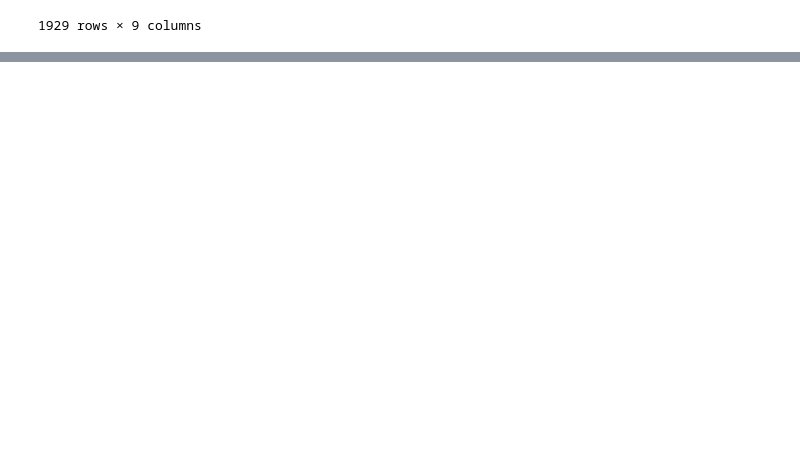
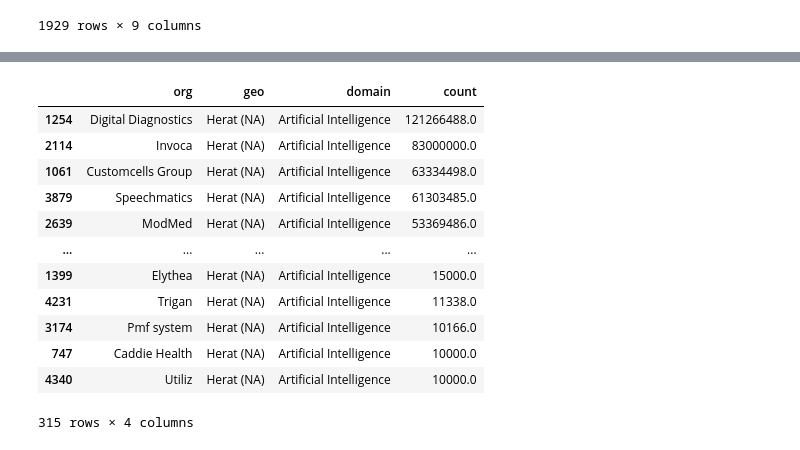
Before and after one commit to cepsai/cepsai.github.io, a Jupyter notebook: huggingface/neurips/data_selection.ipynb, the cells around one changed output, grey strips where cells are left out. Drawn from its saved outputs; the diff is of its cells as text; code cells hidden in the pictures; blank space fills up the shorter version.

```diff
--- a/huggingface/neurips/data_selection.ipynb
+++ b/huggingface/neurips/data_selection.ipynb
@@ -70,0 +139,19 @@ df
+# %%
+import pandas as pd
+df = pd.read_csv('/Users/robertpraas/CEPS-DST Dropbox/Robert Praas/1-load/org/urban/ai/crunchbase/2022.csv')
+# %%
+df[df.geo=='Herat (NA)'].sort_values(by='count',ascending=0)
+# %% [output]
+|  | org | geo | domain | count |
+| 1254 | Digital Diagnostics | Herat (NA) | Artificial Intelligence | 121266488.0 |
+| 2114 | Invoca | Herat (NA) | Artificial Intelligence | 83000000.0 |
+| 1061 | Customcells Group | Herat (NA) | Artificial Intelligence | 63334498.0 |
+| 3879 | Speechmatics | Herat (NA) | Artificial Intelligence | 61303485.0 |
+| 2639 | ModMed | Herat (NA) | Artificial Intelligence | 53369486.0 |
+| ... | ... | ... | ... | ... |
+| 1399 | Elythea | Herat (NA) | Artificial Intelligence | 15000.0 |
+| 4231 | Trigan | Herat (NA) | Artificial Intelligence | 11338.0 |
+| 3174 | Pmf system | Herat (NA) | Artificial Intelligence | 10166.0 |
+| 747 | Caddie Health | Herat (NA) | Artificial Intelligence | 10000.0 |
+| 4340 | Utiliz | Herat (NA) | Artificial Intelligence | 10000.0 |
+315 rows × 4 columns
```
Also changed, not shown: parts of 11 cells of this notebook, 42 other files.
